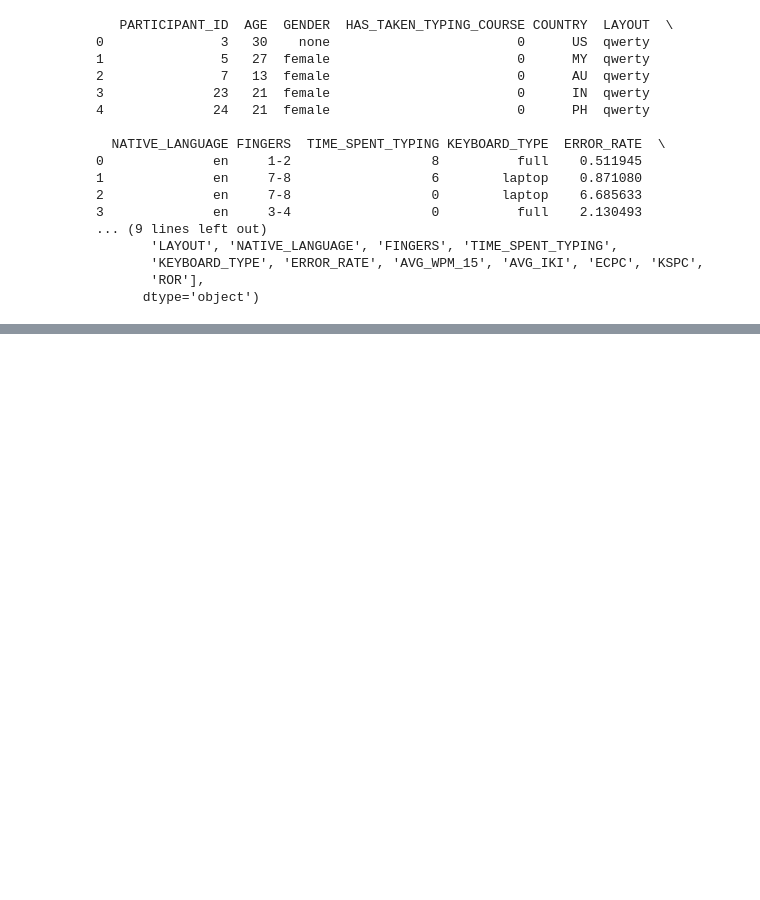
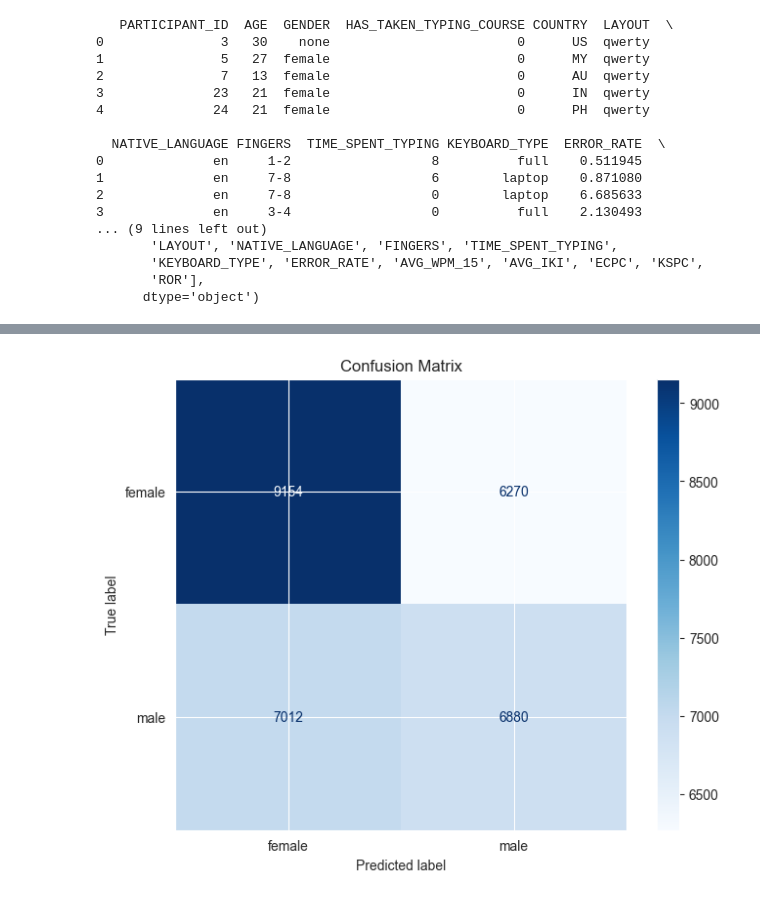
Before and after one commit to lacekaa/erkd, a Jupyter notebook: demographic_recognition.ipynb, the cells around one changed output, grey strips where cells are left out. Cells and saved outputs as stored; diff of their text form; code cells hidden in the pictures; blank space fills up the shorter version.

```diff
--- a/demographic_recognition.ipynb
+++ b/demographic_recognition.ipynb
@@ -220,6 +322,8 @@ df_combined = pd.merge(df_user, df_experiment, on='PARTICIPANT_ID', how='inner')
 # Optionally, print the first few rows of the combined DataFrame
 print(df_combined.head())
 
+df_combined = df_user
+
 # You can also save the combined DataFrame to a CSV file if needed
 # df_combined.to_csv('combined_data.csv', index=False)
 # %% [output]
@@ -420,0 +521,71 @@ weighted avg       1.00      1.00      1.00     19182
+# %%
+import pandas as pd
+from sklearn.model_selection import train_test_split
+from sklearn.preprocessing import StandardScaler, OneHotEncoder
+from sklearn.neighbors import KNeighborsClassifier
+from sklearn.metrics import accuracy_score, classification_report, confusion_matrix, ConfusionMatrixDisplay
+from sklearn.compose import ColumnTransformer
+from sklearn.pipeline import Pipeline
+import matplotlib.pyplot as plt
+
+# Assume df_combined is your DataFrame
+# Select the features and target
+features = ['FINGERS', 'TIME_SPENT_TYPING', 'KEYBOARD_TYPE', 'ERROR_RATE', 'AVG_WPM_15', 'AVG_IKI', 'ECPC', 'KSPC', 'ROR']
+target = 'GENDER'
+
+X = df_combined[features]
+y = df_combined[target]
+
+# One-hot encode categorical variables (FINGERS, KEYBOARD_TYPE)
+# and standardize numerical variables
+preprocessor = ColumnTransformer(
+    transformers=[
+        ('num', StandardScaler(), ['TIME_SPENT_TYPING', 'ERROR_RATE', 'AVG_WPM_15', 'AVG_IKI', 'ECPC', 'KSPC', 'ROR']),
+        ('cat', OneHotEncoder(handle_unknown='ignore'), ['FINGERS', 'KEYBOARD_TYPE'])
+    ])
+
+# Create a pipeline that combines the preprocessor with the KNN classifier
+knn_pipeline = Pipeline(steps=[('preprocessor', preprocessor),
+                               ('classifier', KNeighborsClassifier(n_neighbors=5))])
+
+# Split the data into training and testing sets
+X_train, X_test, y_train, y_test = train_test_split(X, y, test_size=0.2, random_state=42)
+
+# Train the KNN model
+knn_pipeline.fit(X_train, y_train)
+
+# Predict on the test data
+y_pred = knn_pipeline.predict(X_test)
+
+# Evaluate the model
+accuracy = accuracy_score(y_test, y_pred)
+print(f'Accuracy: {accuracy:.2f}')
+print(classification_report(y_test, y_pred))
+
+# Function to plot confusion matrix
+def plot_confusion_matrix(y_true, y_pred, labels):
+    """
+    Plots a confusion matrix.
+
+    Parameters:
+    y_true: array-like, shape (n_samples,)
+        True labels.
+    y_pred: array-like, shape (n_samples,)
+        Predicted labels.
+    labels: list of strings
+        The list of labels for the classes.
+    """
+    # Compute the confusion matrix
+    cm = confusion_matrix(y_true, y_pred, labels=labels)
+
+    # Plot the confusion matrix
+    fig, ax = plt.subplots(figsize=(8, 6))
+    disp = ConfusionMatrixDisplay(confusion_matrix=cm, display_labels=labels)
+    disp.plot(ax=ax, cmap=plt.cm.Blues)
+
+    plt.title("Confusion Matrix")
+    plt.show()
+
+# Plot confusion matrix
+plot_confusion_matrix(y_test, y_pred, labels=knn_pipeline.classes_)
+# %% [output]
@@ -420,0 +601 @@ weighted avg       1.00      1.00      1.00     19182
+[figure, added]
```
Also changed, not shown: parts of 17 cells of this notebook.
